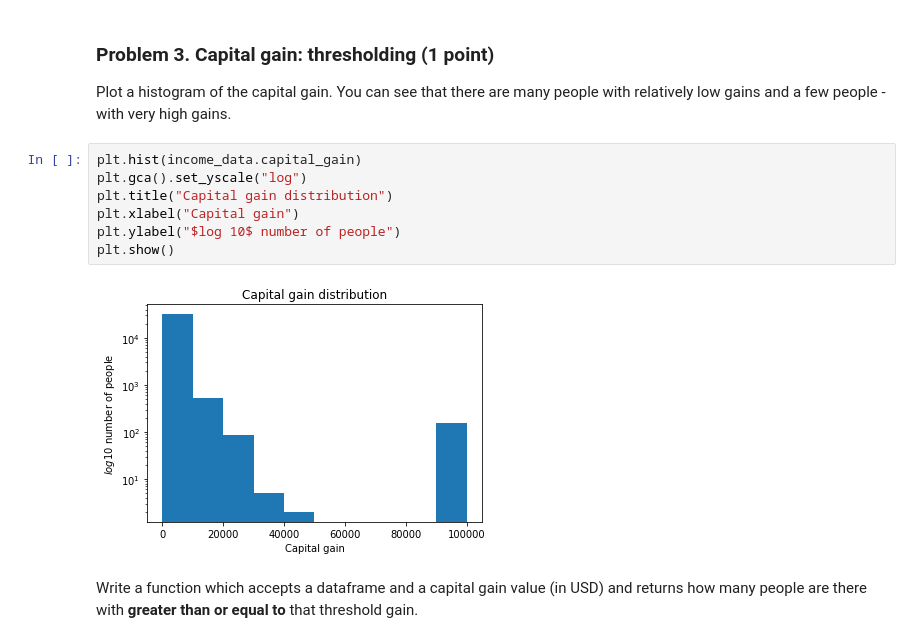
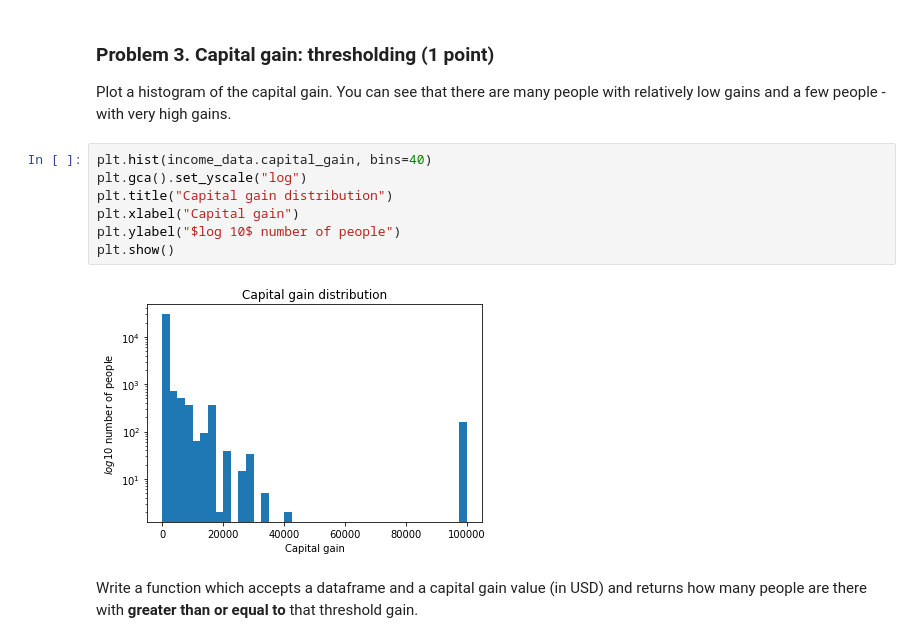
Before and after one commit to teodora-petkova/artificial-intelligence-course, a Jupyter notebook: Data-Science/Labs/02. Data-Visualization-Exploratory-Data-Analysis-Lab/Data Visualization and EDA Lab.ipynb, the cells around one changed output. Drawn from its saved outputs; the diff is of its cells as text.

```diff
--- a/Data-Science/Labs/02. Data-Visualization-Exploratory-Data-Analysis-Lab/Data Visualization and EDA Lab.ipynb
+++ b/Data-Science/Labs/02. Data-Visualization-Exploratory-Data-Analysis-Lab/Data Visualization and EDA Lab.ipynb
@@ -67,14 +67,14 @@ print(high_income)
 ### Problem 3. Capital gain: thresholding (1 point)
 Plot a histogram of the capital gain. You can see that there are many people with relatively low gains and a few people - with very high gains.
 # %%
-plt.hist(income_data.capital_gain)
+plt.hist(income_data.capital_gain, bins=40)
 plt.gca().set_yscale("log")
 plt.title("Capital gain distribution")
 plt.xlabel("Capital gain")
 plt.ylabel("$log 10$ number of people")
 plt.show()
 # %% [output]
-[figure, old version]
+[figure, new version]
 # %% [markdown]
 Write a function which accepts a dataframe and a capital gain value (in USD) and returns how many people are there with **greater than or equal to** that threshold gain.
 # %%
```
Also changed, not shown: parts of 2 cells of this notebook, 1 other file.
